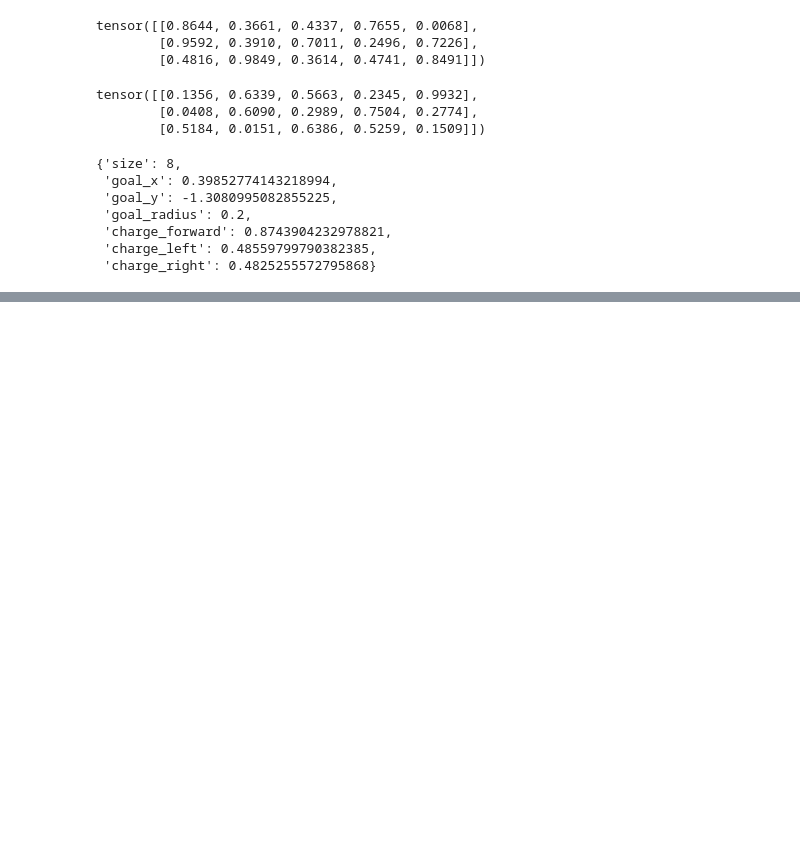
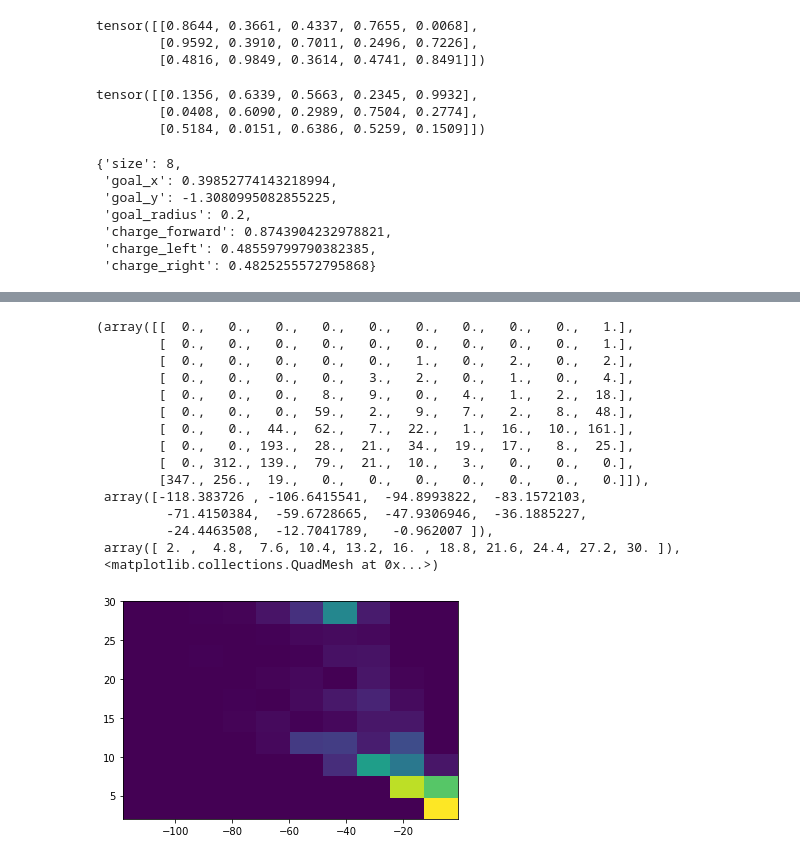
Before and after one commit to riccardopoiani/trio-non-stationary-meta-rl, a Jupyter notebook: notebooks/Shmem.ipynb, the cells around one changed output, grey strips where cells are left out. Drawn from its saved outputs; the diff is of its cells as text; code cells hidden in the pictures; blank space fills up the shorter version.

```diff
--- a/notebooks/Shmem.ipynb
+++ b/notebooks/Shmem.ipynb
@@ -708,0 +829,21 @@ env.state = (0., 0., 0.)
+# %%
+joint = np.array([r_list, l_list])
+# %%
+plt.hist2d(joint[0], joint[1])
+# %% [output]
+(array([[  0.,   0.,   0.,   0.,   0.,   0.,   0.,   0.,   0.,   1.],
+        [  0.,   0.,   0.,   0.,   0.,   0.,   0.,   0.,   0.,   1.],
+        [  0.,   0.,   0.,   0.,   0.,   1.,   0.,   2.,   0.,   2.],
+        [  0.,   0.,   0.,   0.,   3.,   2.,   0.,   1.,   0.,   4.],
+        [  0.,   0.,   0.,   8.,   9.,   0.,   4.,   1.,   2.,  18.],
+        [  0.,   0.,   0.,  59.,   2.,   9.,   7.,   2.,   8.,  48.],
+        [  0.,   0.,  44.,  62.,   7.,  22.,   1.,  16.,  10., 161.],
+        [  0.,   0., 193.,  28.,  21.,  34.,  19.,  17.,   8.,  25.],
+        [  0., 312., 139.,  79.,  21.,  10.,   3.,   0.,   0.,   0.],
+        [347., 256.,  19.,   0.,   0.,   0.,   0.,   0.,   0.,   0.]]),
+ array([-118.383726 , -106.6415541,  -94.8993822,  -83.1572103,
+         -71.4150384,  -59.6728665,  -47.9306946,  -36.1885227,
+         -24.4463508,  -12.7041789,   -0.962007 ]),
+ array([ 2. ,  4.8,  7.6, 10.4, 13.2, 16. , 18.8, 21.6, 24.4, 27.2, 30. ]),
+ <matplotlib.collections.QuadMesh at 0x...>)
+[figure, added]
```
Also changed, not shown: parts of 89 cells of this notebook, 46 other files.
